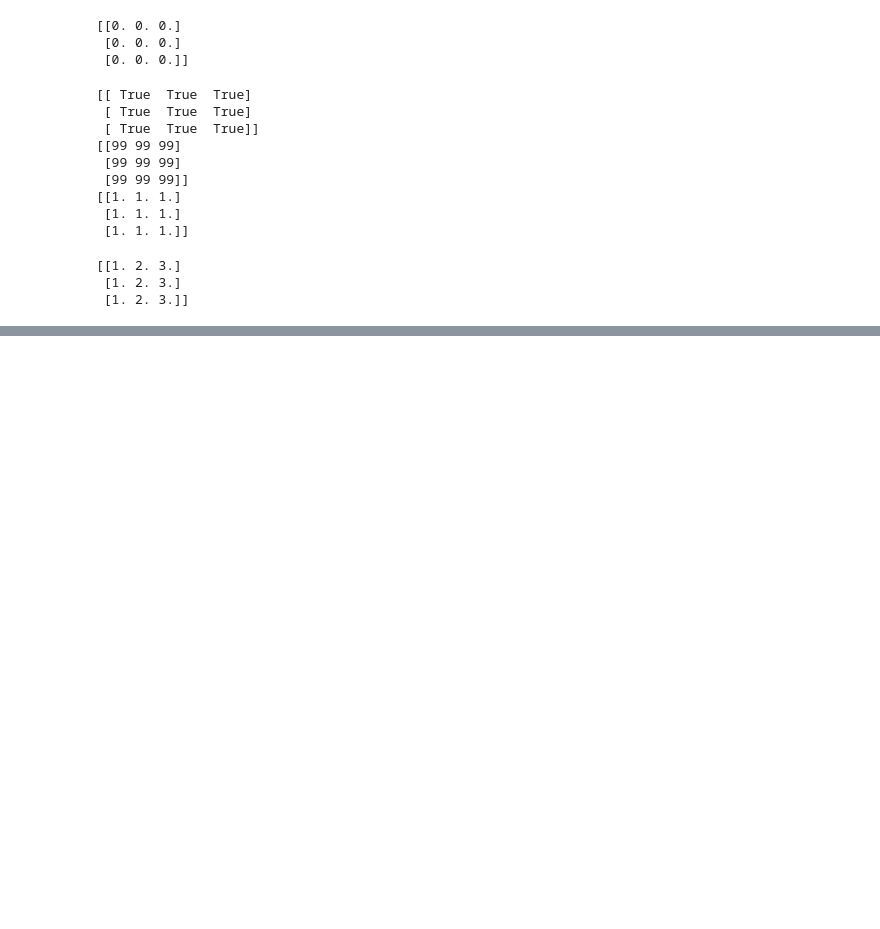
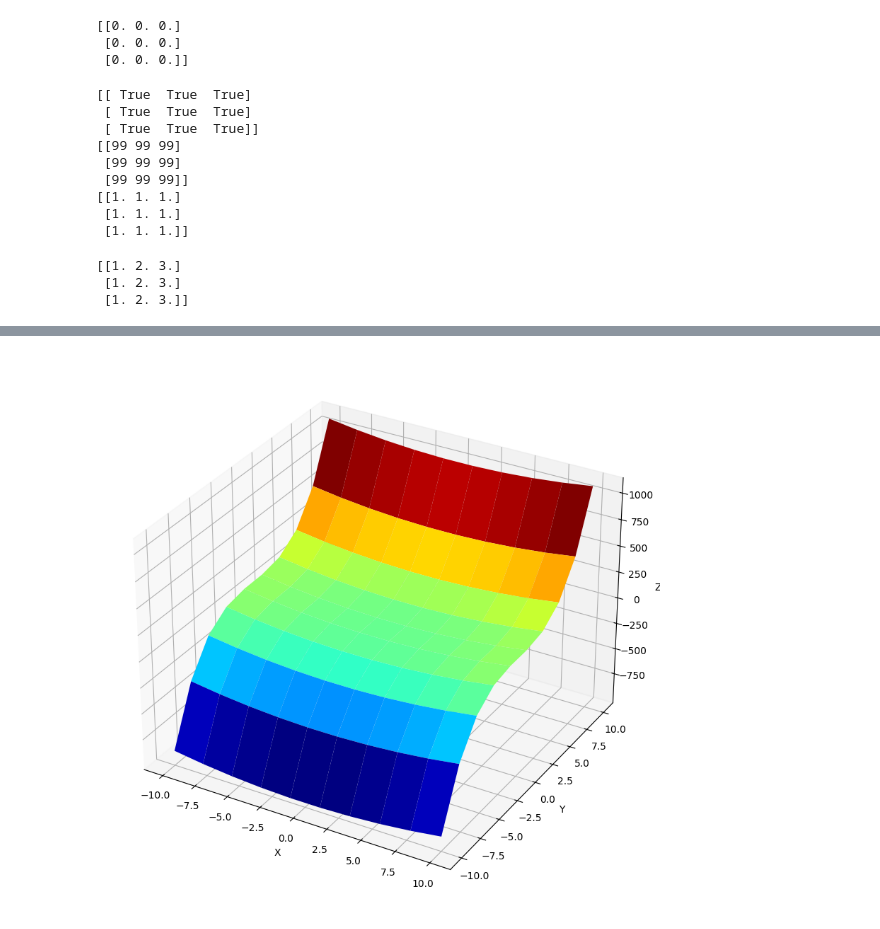
Before and after one commit to Gazeux33/NeuralNetwork, a Jupyter notebook: train_numpy.ipynb, the cells around one changed output, grey strips where cells are left out. Saved outputs shown, nothing was run; the diff lists cells and outputs as text; code cells hidden in the pictures; blank space fills up the shorter version.

```diff
--- a/train_numpy.ipynb
+++ b/train_numpy.ipynb
@@ -87,0 +92,11 @@ plt.imshow(photo, cmap='gray')
+# %%
+x = np.linspace(-10,10,100)
+y = np.linspace(-10,10,100)
+
+print("x:")
+print(x.shape)
+print(x[:5])
+
+print("y:")
+print(y.shape)
+print(y[:5])
@@ -87,0 +110,10 @@ plt.imshow(photo, cmap='gray')
+# %%
+X,Y = np.meshgrid(x,y)
+
+print("X:")
+print(X.shape)
+print(X[:5, :5])
+
+print("Y:")
+print(Y.shape)
+print(Y[:5, :5])
@@ -87,0 +135,6 @@ plt.imshow(photo, cmap='gray')
+# %%
+Z = X**2 + Y**3
+
+print("Z:")
+print(Z.shape)
+print(Z[:5, :5])
@@ -87,0 +154,10 @@ plt.imshow(photo, cmap='gray')
+# %%
+fig = plt.figure(figsize=(10,10))
+ax = fig.add_subplot(projection='3d')
+ax.plot_surface(X,Y,Z,cmap=plt.cm.jet)
+ax.set_xlabel('X')
+ax.set_ylabel('Y')
+ax.set_zlabel('Z')
+plt.show()
+# %% [output]
+[figure, added]
```
Also changed, not shown: parts of 9 cells of this notebook, 2 other files.
